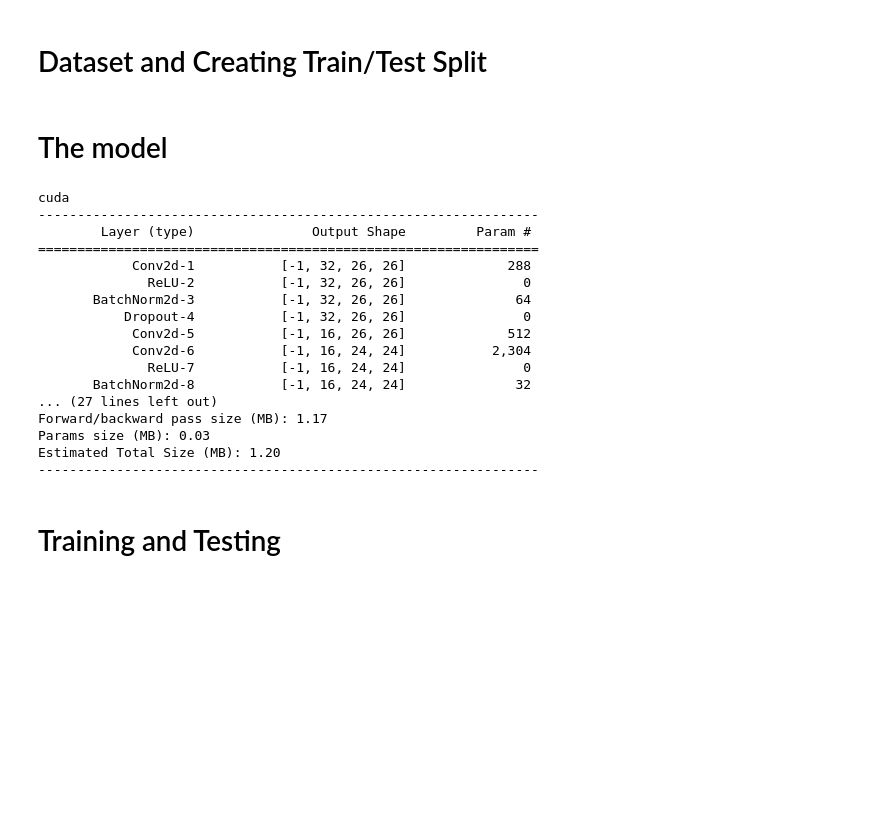
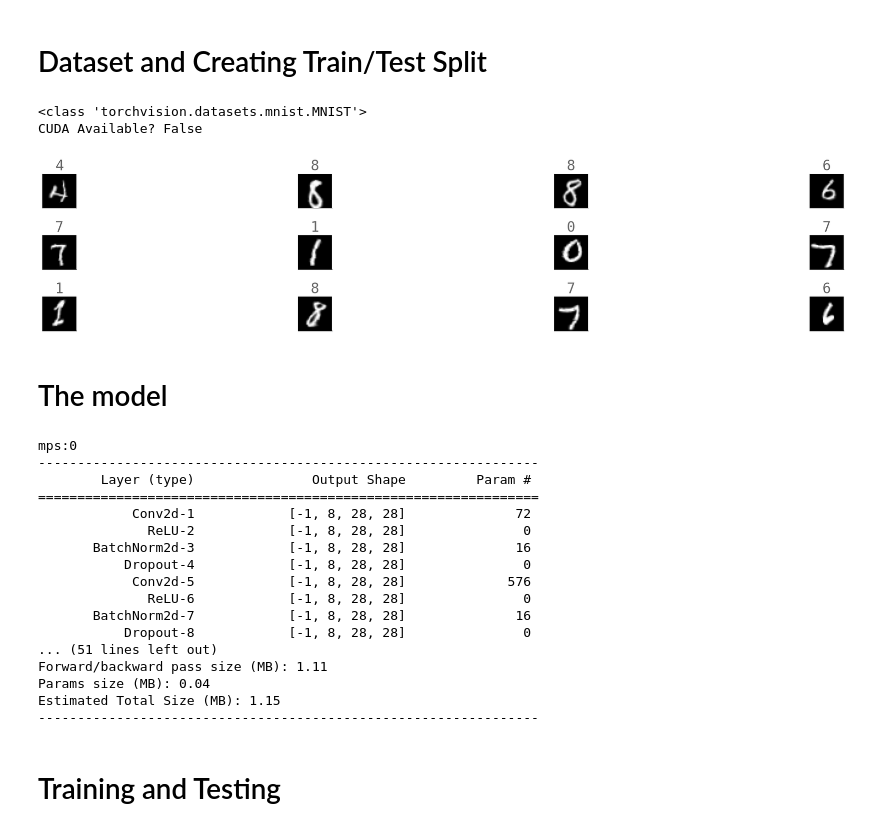
Before and after one commit to venkyyuvy/image_classifier, a Jupyter notebook: S7/Model_3.ipynb, the cells around one changed output. Cells and saved outputs as stored; diff of their text form; code cells hidden in the pictures; blank space fills up the shorter version.

```diff
--- a/S7/Model_3.ipynb
+++ b/S7/Model_3.ipynb
@@ -31,25 +26,31 @@ We first start with defining our data transformations. We need to think what our
 # %%
 # Train Phase transformations
 train_transforms = transforms.Compose([
-                                       transforms.RandomApply([transforms.CenterCrop(22), ], p=0.05),
-                                       transforms.Resize((28, 28)),
-                                       transforms.RandomRotation((-7.0, 7.0), fill=(1,)),
-                                       transforms.ElasticTransform(10.0, 3.0),
-                                       transforms.ToTensor(),
-                                       transforms.Normalize((0.1307,), (0.3081,)) # The mean and std have to be sequences (e.g., tuples), therefore you should add a comma after the values.
-                                       ])
+    transforms.RandomRotation((-7.0, 7.0), fill=(0)),
+    transforms.ElasticTransform(60.0, 5.0),
+    transforms.ToTensor(),
+    transforms.Normalize((0.1307,), (0.3081,))
+    ])
 
 # Test Phase transformations
 test_transforms = transforms.Compose([
-                                       transforms.ToTensor(),
-                                       transforms.Normalize((0.1307,), (0.3081,))
-                                       ])
+    transforms.ToTensor(),
+    transforms.Normalize((0.1307,), (0.3081,))
+    ])
 # %% [markdown]
 # Dataset and Creating Train/Test Split
 # %%
 from utils import prepare_mnist_data
 train_loader, test_loader = prepare_mnist_data(
-    train_transforms, test_transforms, batch_size=256)
+    train_transforms, test_transforms, batch_size=128)
+# %% [output]
+<class 'torchvision.datasets.mnist.MNIST'>
+CUDA Available? False
+# %%
+from utils import plot_img_batch
+plot_img_batch(train_loader, n_img=12)
+# %% [output]
+[figure, added]
 # %% [markdown]
 # The model
 # %%
@@ -58,30 +59,32 @@ from model import Net
 use_cuda = torch.cuda.is_available()
 device = 'mps:0'
 print(device)
-model = Net(
-    list('CcCCCcPCCCCGc'),
-    [32, 16, 16, 16, 10, 10,
-     16, 8, 8, 16,
-     16, 10],
-    dropout_value=0.10).to(device)
-summary(model, input_size=(1, 28, 28))
+network = Net(
+    list('CCCPcCCCPcCCCPcCCcGc'),
+    [8, 8, 16, 16,
+     4, 16, 8, 16, 16,
+     4, 16, 8, 16, 16,
+     4, 16, 8, 8,
+     8, 10],
+    dropout_value=0.03).to('cpu')
+summary(network, input_size=(1, 28, 28))
 # %% [output]
-cuda
+mps:0
 ----------------------------------------------------------------
         Layer (type)               Output Shape         Param #
 ================================================================
-            Conv2d-1           [-1, 32, 26, 26]             288
-              ReLU-2           [-1, 32, 26, 26]               0
-       BatchNorm2d-3           [-1, 32, 26, 26]              64
-           Dropout-4           [-1, 32, 26, 26]               0
-            Conv2d-5           [-1, 16, 26, 26]             512
-            Conv2d-6           [-1, 16, 24, 24]           2,304
-              ReLU-7           [-1, 16, 24, 24]               0
-       BatchNorm2d-8           [-1, 16, 24, 24]              32
-... (27 lines left out)
-Forward/backward pass size (MB): 1.17
-Params size (MB): 0.03
-Estimated Total Size (MB): 1.20
+            Conv2d-1            [-1, 8, 28, 28]              72
+              ReLU-2            [-1, 8, 28, 28]               0
+       BatchNorm2d-3            [-1, 8, 28, 28]              16
+           Dropout-4            [-1, 8, 28, 28]               0
+            Conv2d-5            [-1, 8, 28, 28]             576
+              ReLU-6            [-1, 8, 28, 28]               0
+       BatchNorm2d-7            [-1, 8, 28, 28]              16
+           Dropout-8            [-1, 8, 28, 28]               0
+... (51 lines left out)
+Forward/backward pass size (MB): 1.11
+Params size (MB): 0.04
+Estimated Total Size (MB): 1.15
 ----------------------------------------------------------------
 # %% [markdown]
 # Training and Testing
```
Also changed, not shown: parts of 5 cells of this notebook, 2 other files.
